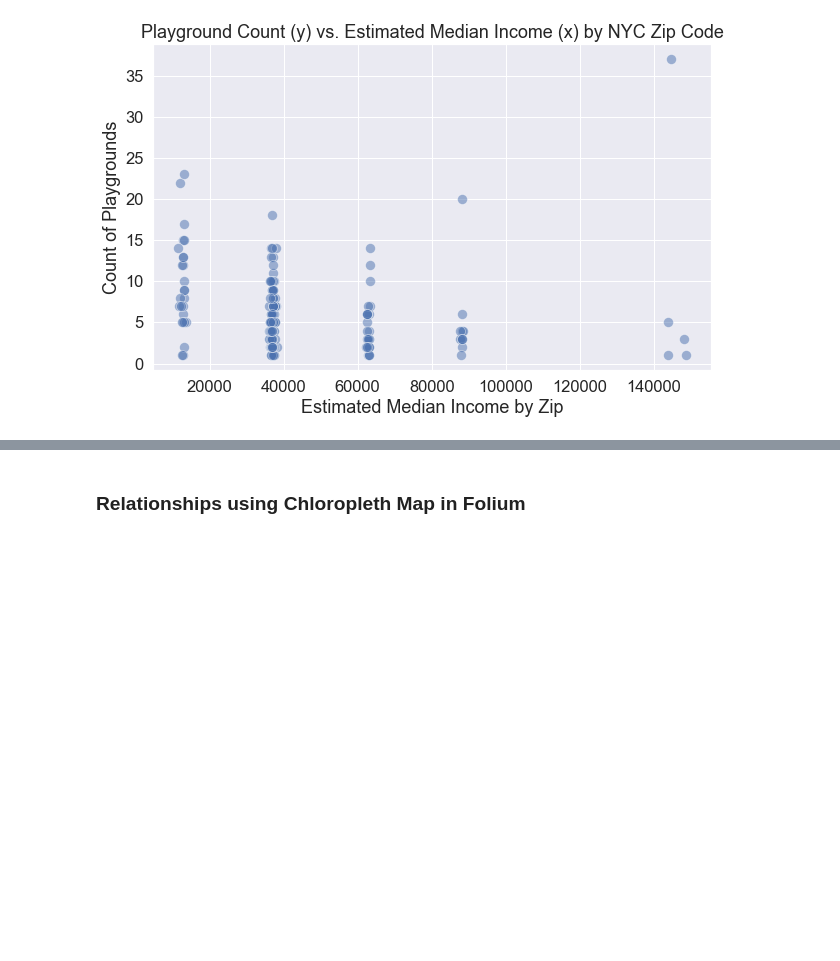
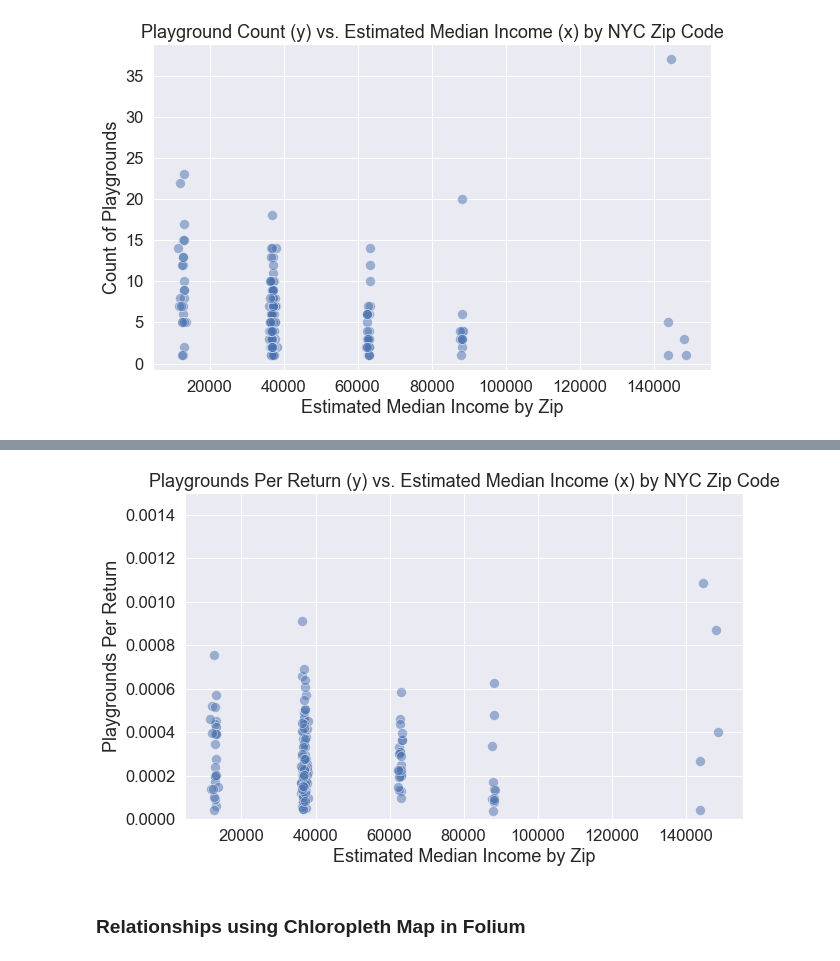
Before and after one commit to as6140/nyc_playgrounds_income, a Jupyter notebook: exploratory_data_analysis.ipynb, the cells around one changed output, grey strips where cells are left out. Cells and saved outputs as stored; diff of their text form; code cells hidden in the pictures; blank space fills up the shorter version.

```diff
--- a/exploratory_data_analysis.ipynb
+++ b/exploratory_data_analysis.ipynb
@@ -199,3 +239,15 @@ plt.title('Playground Count (y) vs. Estimated Median Income (x) by NYC Zip Code'
+# %%
+fig, ax = plt.subplots(figsize=(10,6))
+sns.set(style="whitegrid")
+sns.set(font_scale=1.5)
+ax = sns.scatterplot(x="est_median_inc", y="playgrounds_per_return",
+                     data=relationship_df, s=100, alpha = 0.5)
+plt.ylim(0,.0015)
+plt.xlabel('Estimated Median Income by Zip')
+plt.ylabel('Playgrounds Per Return')
+plt.title('Playgrounds Per Return (y) vs. Estimated Median Income (x) by NYC Zip Code');
+# %% [output]
+[figure, added]
 # %% [markdown]
 ### Relationships using Chloropleth Map in Folium
 # %%
```
Also changed, not shown: parts of 7 cells of this notebook.
